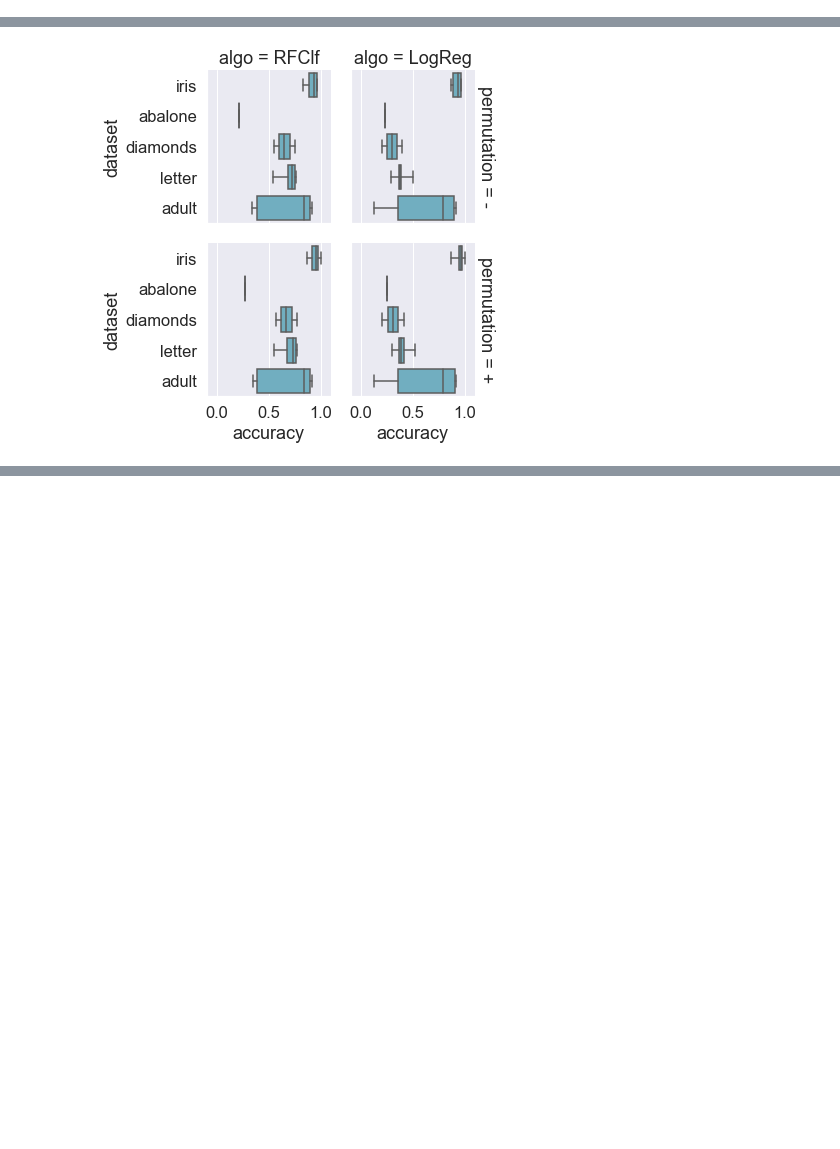
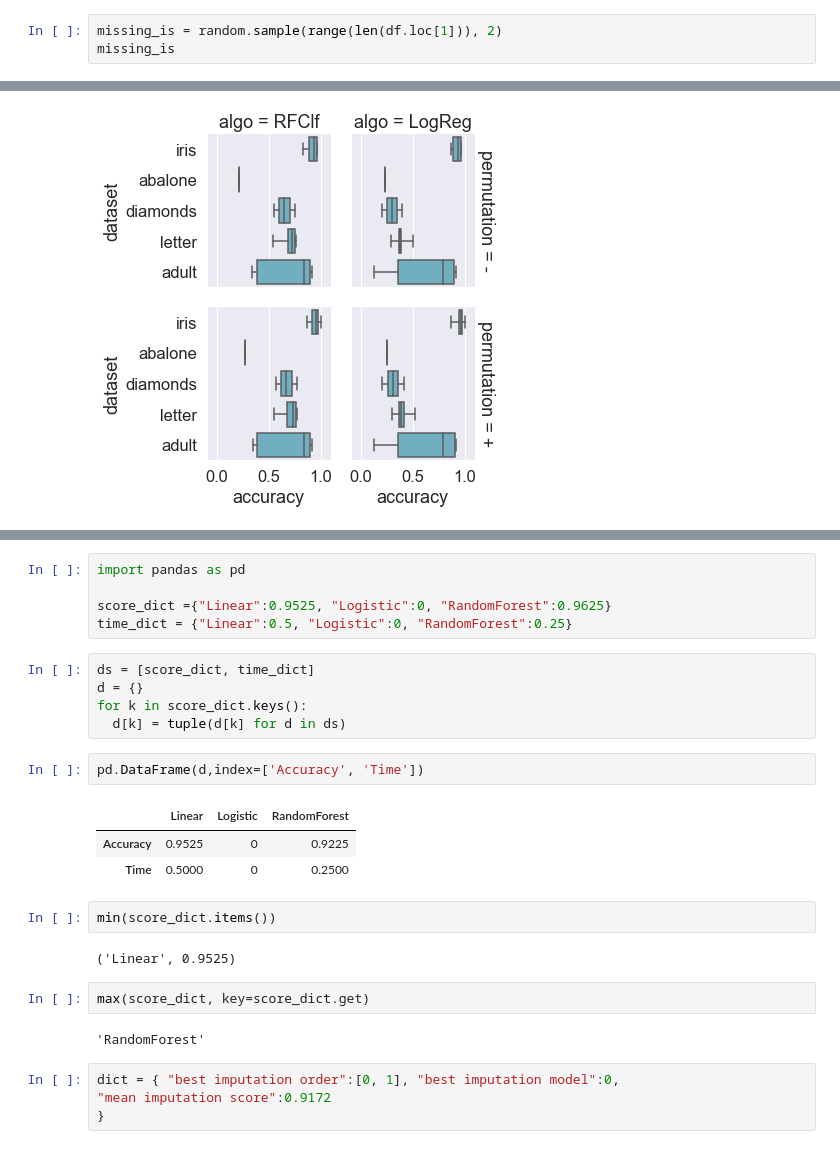
Before and after one commit to imbottlebird/MIT_6_830_project, a Jupyter notebook: notebooks/Work-Copy1.ipynb, the cells around one changed output, grey strips where cells are left out. Saved outputs shown, nothing was run; the diff lists cells and outputs as text; blank space fills up the shorter version.

```diff
--- a/notebooks/Work-Copy1.ipynb
+++ b/notebooks/Work-Copy1.ipynb
@@ -21,0 +23,3 @@ df.shape
+# %%
+missing_is = random.sample(range(len(df.loc[1])), 2)
+missing_is
@@ -669,0 +773,28 @@ plt.show()
+# %%
+import pandas as pd
+
+score_dict ={"Linear":0.9525, "Logistic":0, "RandomForest":0.9625}
+time_dict = {"Linear":0.5, "Logistic":0, "RandomForest":0.25}
+# %%
+ds = [score_dict, time_dict]
+d = {}
+for k in score_dict.keys():
+  d[k] = tuple(d[k] for d in ds)
+# %%
+pd.DataFrame(d,index=['Accuracy', 'Time'])
+# %% [output]
+|  | Linear | Logistic | RandomForest |
+| Accuracy | 0.9525 | 0 | 0.9225 |
+| Time | 0.5000 | 0 | 0.2500 |
+# %%
+min(score_dict.items())
+# %% [output]
+('Linear', 0.9525)
+# %%
+max(score_dict, key=score_dict.get)
+# %% [output]
+'RandomForest'
+# %%
+dict = { "best imputation order":[0, 1], "best imputation model":0,
+"mean imputation score":0.9172
+}
```
Also changed, not shown: parts of 25 cells of this notebook, 11 other files.
